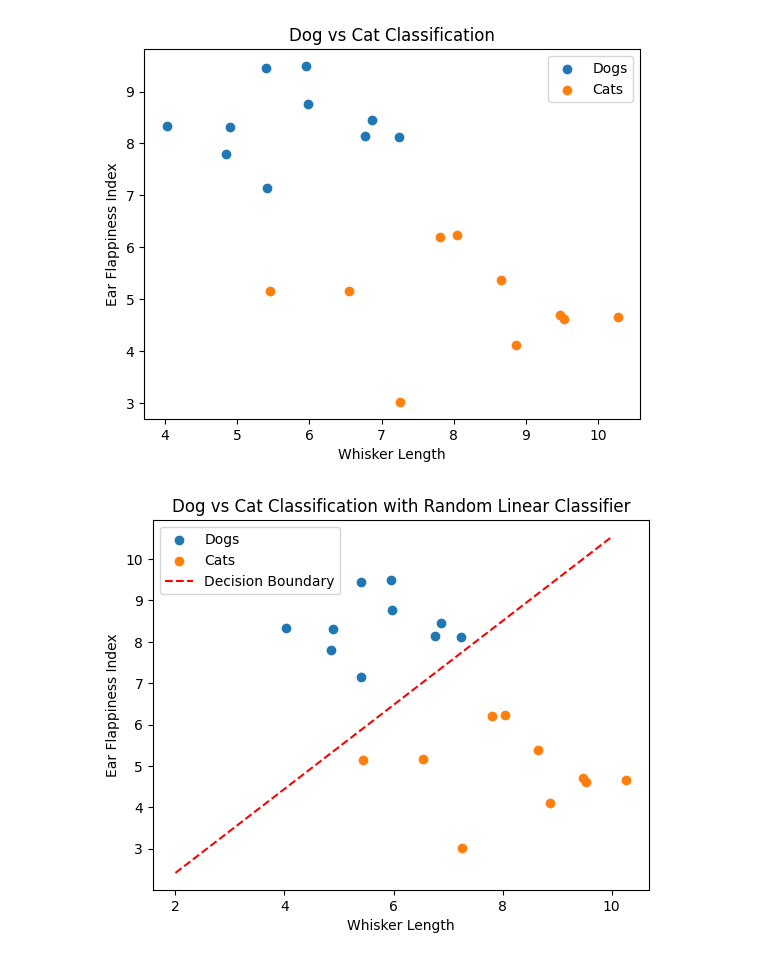
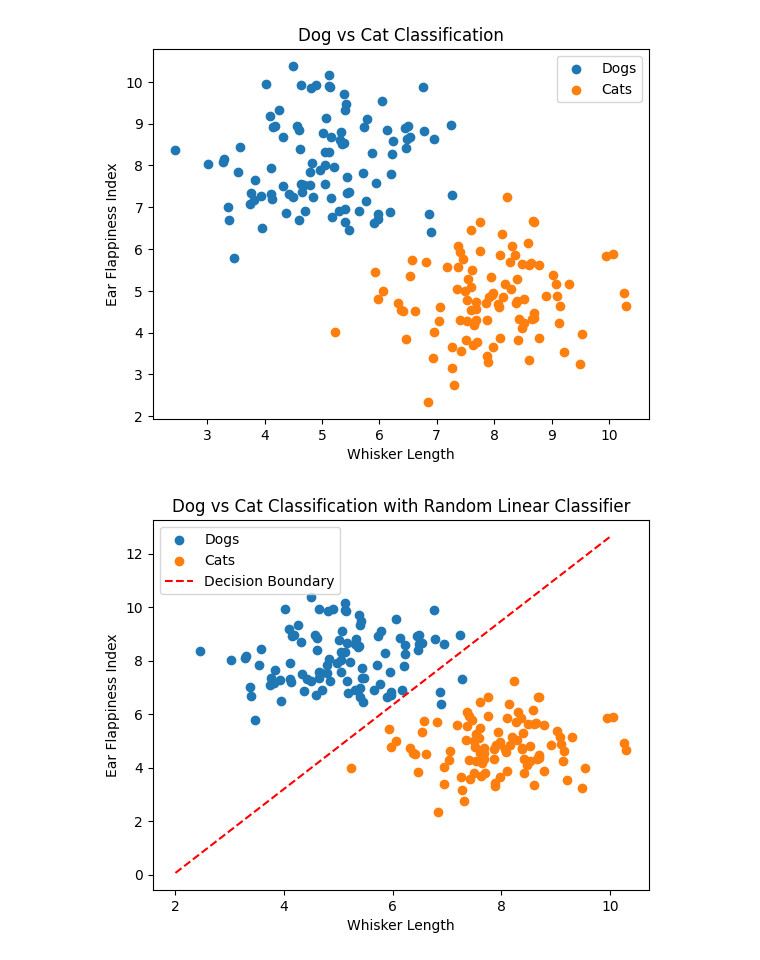
Before and after one commit to himanshuraimau/ai_learnings, a Jupyter notebook: Week1/Classification.ipynb, the cells around one changed output. Saved outputs shown, nothing was run; the diff lists cells and outputs as text; code cells hidden in the pictures.

```diff
--- a/Week1/Classification.ipynb
+++ b/Week1/Classification.ipynb
@@ -6,12 +6,12 @@ import pandas as pd
 np.random.seed(0)
 # %%
 # Dogs: higher ear flappiness index, lower whisker length
-dogs_whisker_length = np.random.normal(loc=5, scale=1, size=10)
-dogs_ear_flappiness_index = np.random.normal(loc=8, scale=1, size=10)
+dogs_whisker_length = np.random.normal(loc=5, scale=1, size=100)
+dogs_ear_flappiness_index = np.random.normal(loc=8, scale=1, size=100)
 # %%
 # Cats: lower ear flappiness index, higher whisker length
-cats_whisker_length = np.random.normal(loc=8, scale=1, size=10)
-cats_ear_flappiness_index = np.random.normal(loc=5, scale=1, size=10)
+cats_whisker_length = np.random.normal(loc=8, scale=1, size=100)
+cats_ear_flappiness_index = np.random.normal(loc=5, scale=1, size=100)
 # %%
 # Plot the data points
 plt.scatter(dogs_whisker_length, dogs_ear_flappiness_index, label='Dogs')
@@ -22,7 +22,7 @@ plt.title('Dog vs Cat Classification')
 plt.legend()
 plt.show()
 # %% [output]
-[figure, old version]
+[figure, new version]
 # %%
   # Implementing random linear classifier algorithm
 def random_linear_classifier(data_dogs, data_cats, k, d):
@@ -67,13 +67,13 @@ best_theta, best_theta0 = random_linear_classifier(dogs_data, cats_data, k, d)
 x_vals = np.linspace(2, 10, 100)
 y_vals = (-best_theta[0] / best_theta[1]) * x_vals - (best_theta0 / best_theta[1])
 # %%
-plt.scatter(dogs_whisker_length, dogs_ear_floppiness_index, label='Dogs')
-plt.scatter(cats_whisker_length, cats_ear_floppiness_index, label='Cats')
+plt.scatter(dogs_whisker_length, dogs_ear_flappiness_index, label='Dogs')
+plt.scatter(cats_whisker_length, cats_ear_flappiness_index, label='Cats')
 plt.plot(x_vals, y_vals, color='red', linestyle='--', label='Decision Boundary')
 plt.xlabel('Whisker Length')
 plt.ylabel('Ear Flappiness Index')
 plt.title('Dog vs Cat Classification with Random Linear Classifier')
 plt.legend()
 plt.show()
 # %% [output]
-[figure, old version]
+[figure, new version]
```
Also changed, not shown: 1 other file.
